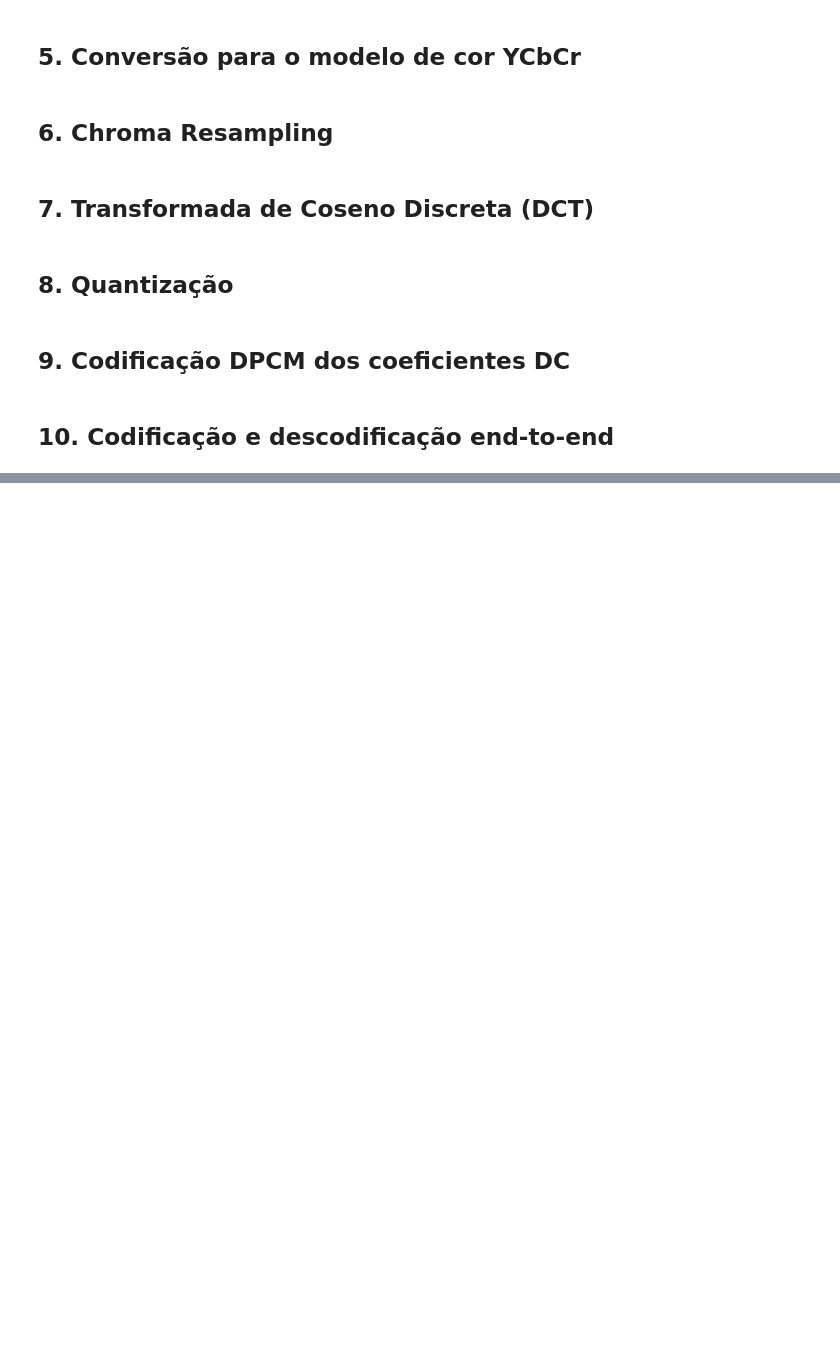
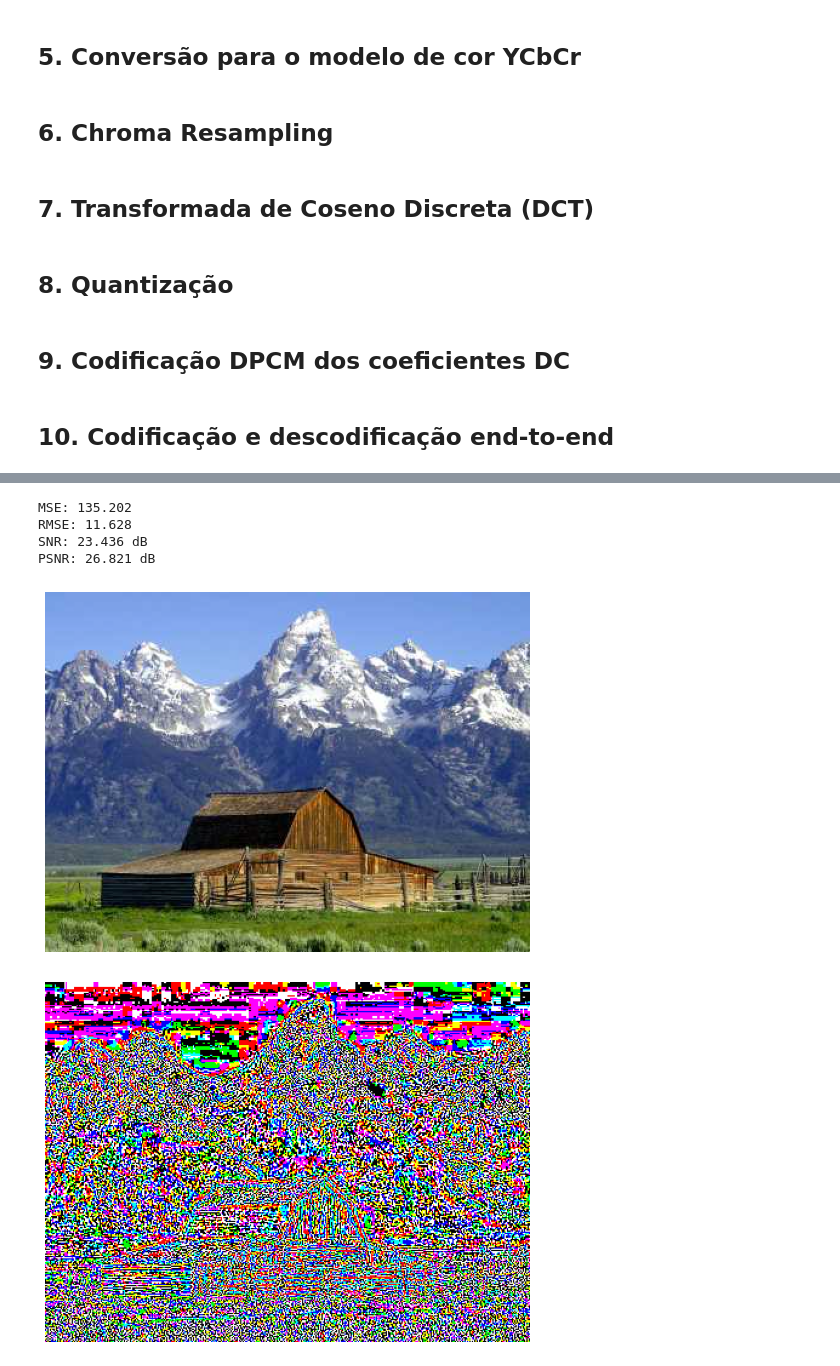
Before and after one commit to ralmachado/mult-tp1, a Jupyter notebook: report/report.ipynb, the cells around one changed output, grey strips where cells are left out. Cells and saved outputs as stored; diff of their text form; code cells hidden in the pictures; blank space fills up the shorter version.

```diff
--- a/report/report.ipynb
+++ b/report/report.ipynb
@@ -70,0 +95,9 @@ image = np.array(Image.open(imagePath))
+# %%
+codec(barn, qf=50)
+# %% [output]
+MSE: 135.202
+RMSE: 11.628
+SNR: 23.436 dB
+PSNR: 26.821 dB
+[figure, added]
+[figure, added]
```
Also changed, not shown: parts of 6 cells of this notebook, 31 other files.
